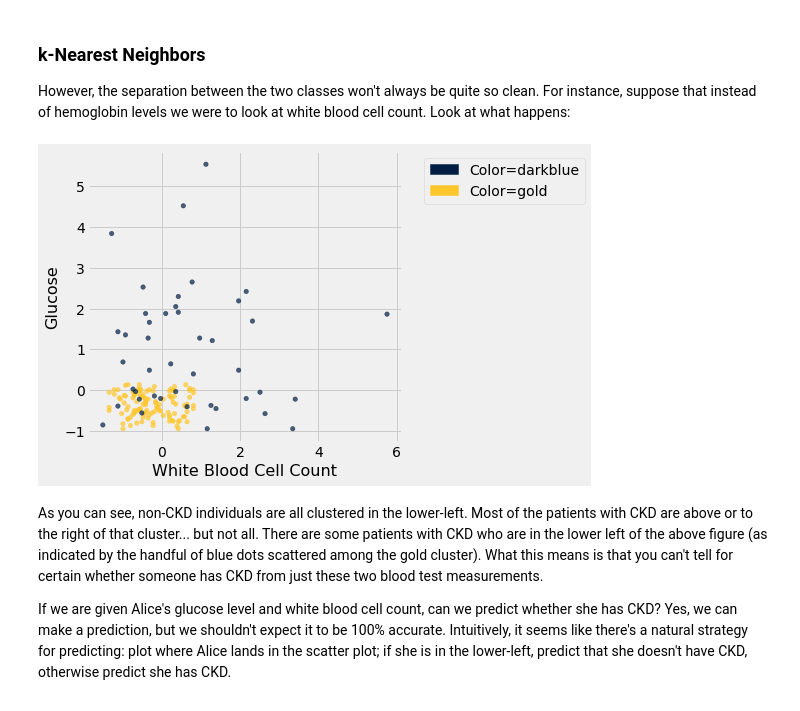
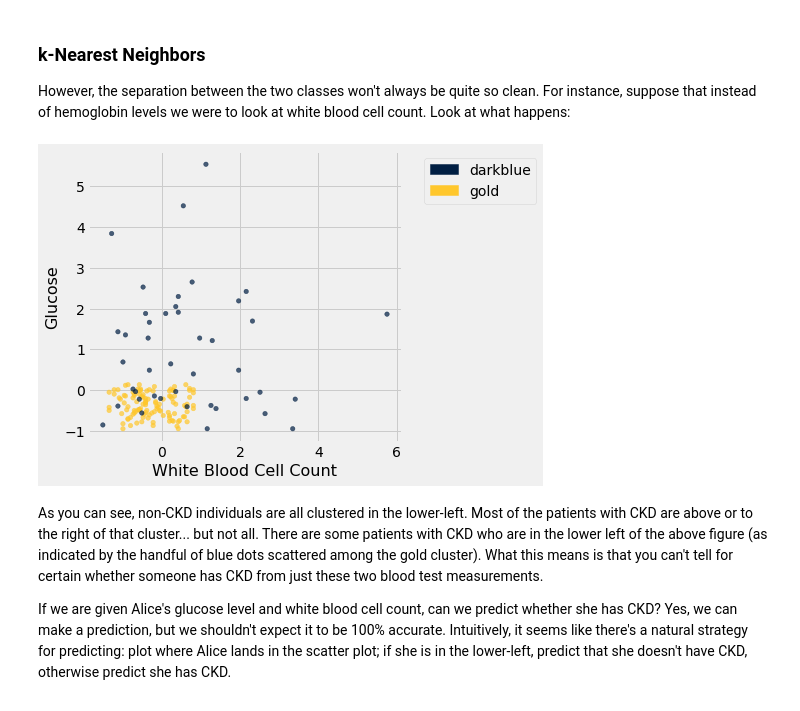
Before and after one commit to ashpahwa/TaeCoding2020, a Jupyter notebook: CS63/CS63 Meeting06.ipynb, the cells around one changed output. Drawn from its saved outputs; the diff is of its cells as text; code cells hidden in the pictures.

```diff
--- a/CS63/CS63 Meeting06.ipynb
+++ b/CS63/CS63 Meeting06.ipynb
@@ -226,9 +218,9 @@ The decision boundary is where the classifier switches from turning the red poin
 
 However, the separation between the two classes won't always be quite so clean.  For instance, suppose that instead of hemoglobin levels we were to look at white blood cell count.  Look at what happens:
 # %%
-ckd.scatter('White Blood Cell Count', 'Glucose', group='Color')
+ckd.scatter('White Blood Cell Count', 'Glucose', colors='Color')
 # %% [output]
-[figure, old version]
+[figure, new version]
 # %% [markdown]
 As you can see, non-CKD individuals are all clustered in the lower-left.  Most of the patients with CKD are above or to the right of that cluster... but not all.  There are some patients with CKD who are in the lower left of the above figure (as indicated by the handful of blue dots scattered among the gold cluster).  What this means is that you can't tell for certain whether someone has CKD from just these two blood test measurements.
 
```
Also changed, not shown: parts of 18 cells of this notebook.
